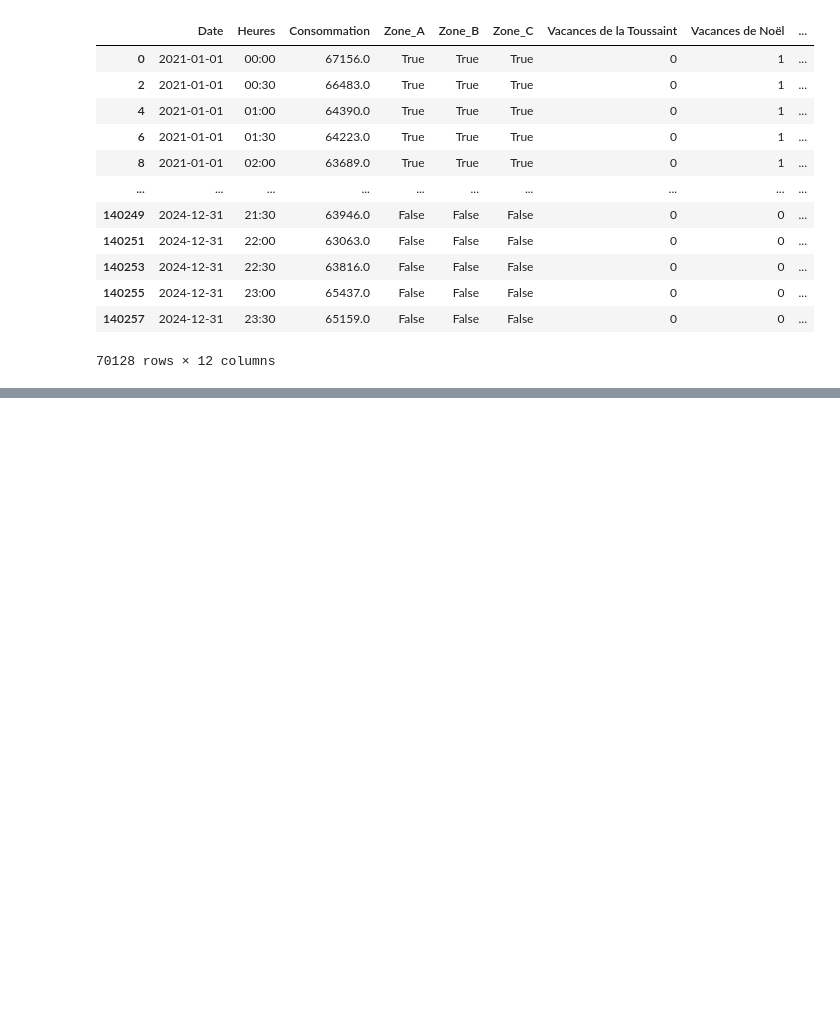
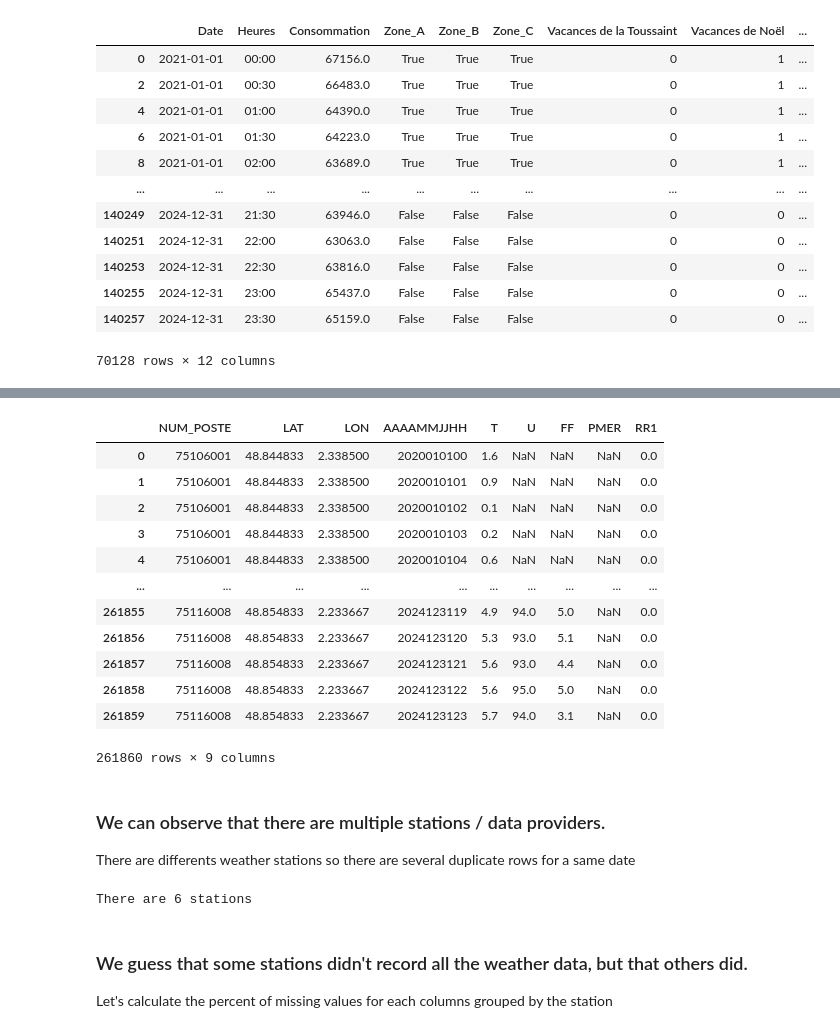
Before and after one commit to Marwane-ELM/energy_peak_prediction_fr, a Jupyter notebook: data_exp_pipelines.ipynb, the cells around one changed output, grey strips where cells are left out. Drawn from its saved outputs; the diff is of its cells as text; code cells hidden in the pictures; blank space fills up the shorter version.

```diff
--- a/data_exp_pipelines.ipynb
+++ b/data_exp_pipelines.ipynb
@@ -115,0 +137,40 @@ conso
+# %%
+cols_to_keep = [
+    'NUM_POSTE',        # station ID : identifies the city
+    'LAT', 'LON',       # coordinates: used to query Open-Meteo
+    'AAAAMMJJHH',       # timestamp
+    # Usefull features that we can found with the API of open-meteo
+    'T',                # temperature_2m
+    'U',                # relative_humidity_2m
+    'FF',               # wind_speed_10m
+    'PMER',             # pressure_msl
+    'RR1',              # precipitation
+]
+
+meteo75 = meteo75[cols_to_keep]
+# %%
+meteo75
+# %% [output]
+|  | NUM_POSTE | LAT | LON | AAAAMMJJHH | T | U | FF | PMER | RR1 |
+| 0 | 75106001 | 48.844833 | 2.338500 | 2020010100 | 1.6 | NaN | NaN | NaN | 0.0 |
+| 1 | 75106001 | 48.844833 | 2.338500 | 2020010101 | 0.9 | NaN | NaN | NaN | 0.0 |
+| 2 | 75106001 | 48.844833 | 2.338500 | 2020010102 | 0.1 | NaN | NaN | NaN | 0.0 |
+| 3 | 75106001 | 48.844833 | 2.338500 | 2020010103 | 0.2 | NaN | NaN | NaN | 0.0 |
+| 4 | 75106001 | 48.844833 | 2.338500 | 2020010104 | 0.6 | NaN | NaN | NaN | 0.0 |
+| ... | ... | ... | ... | ... | ... | ... | ... | ... | ... |
+| 261855 | 75116008 | 48.854833 | 2.233667 | 2024123119 | 4.9 | 94.0 | 5.0 | NaN | 0.0 |
+| 261856 | 75116008 | 48.854833 | 2.233667 | 2024123120 | 5.3 | 93.0 | 5.1 | NaN | 0.0 |
+| 261857 | 75116008 | 48.854833 | 2.233667 | 2024123121 | 5.6 | 93.0 | 4.4 | NaN | 0.0 |
+| 261858 | 75116008 | 48.854833 | 2.233667 | 2024123122 | 5.6 | 95.0 | 5.0 | NaN | 0.0 |
+| 261859 | 75116008 | 48.854833 | 2.233667 | 2024123123 | 5.7 | 94.0 | 3.1 | NaN | 0.0 |
+261860 rows × 9 columns
+# %% [markdown]
+### We can observe that there are multiple stations / data providers.
+There are differents weather stations so there are several duplicate rows for a same date
+# %%
+print("There are", len(meteo75["NUM_POSTE"].unique()), "stations")
+# %% [output]
+There are 6 stations
+# %% [markdown]
+### We guess that some stations didn't record all the weather data, but that others did.
+Let's calculate the percent of missing values for each columns grouped by the station
```
Also changed, not shown: parts of 7 cells of this notebook, 3 other files.
